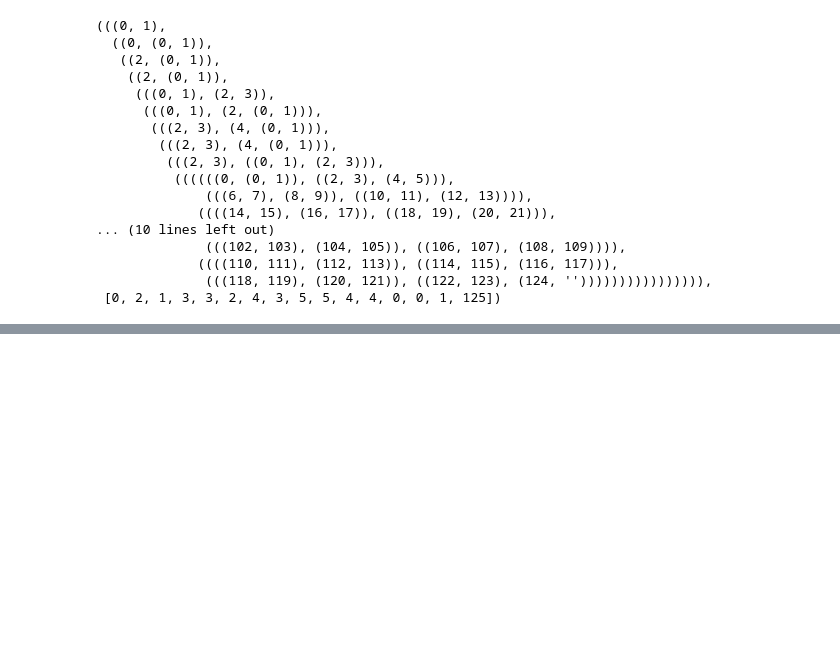
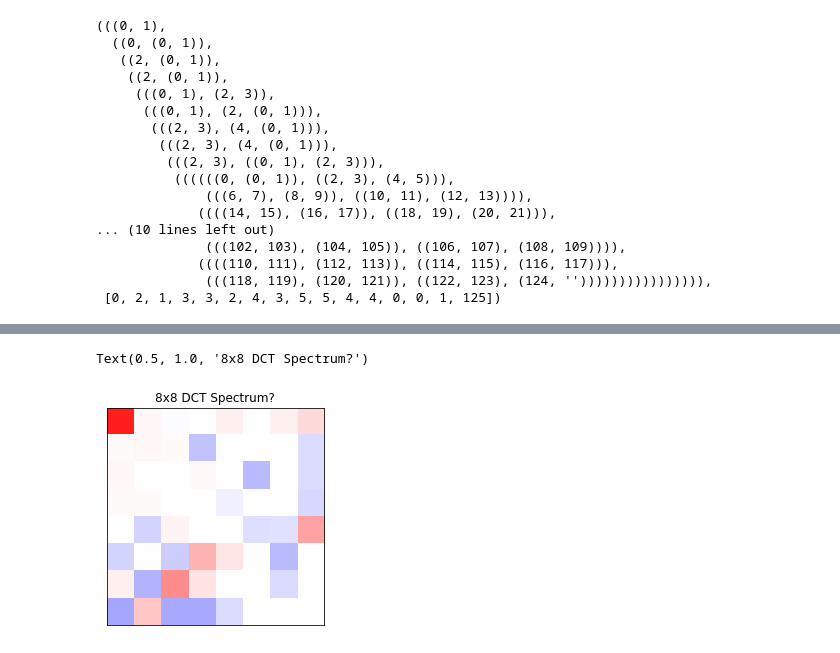
Before and after one commit to arockyu/python_beginner, a Jupyter notebook: jpeg_binary_data_analysis.ipynb, the cells around one changed output, grey strips where cells are left out. Saved outputs shown, nothing was run; the diff lists cells and outputs as text; code cells hidden in the pictures; blank space fills up the shorter version.

```diff
--- a/jpeg_binary_data_analysis.ipynb
+++ b/jpeg_binary_data_analysis.ipynb
@@ -1126,0 +1365,7 @@ def huffman_tree(Length_List,Assign_List=[0,0,0,0,0,0,0,0,0,0,0,0,0,0,0,0]):
+# %%
+zigzag=[]
+for y in range(8):
+    xlist=[]
+    for x in range(8):
+        xlist+=[dic_zigzag[(x,y)]]
+    zigzag+=[xlist]
@@ -1126,0 +1387,6 @@ def huffman_tree(Length_List,Assign_List=[0,0,0,0,0,0,0,0,0,0,0,0,0,0,0,0]):
+# %%
+zigzag_miss=[[0]*8]*8
+for y in range(8):
+    for x in range(8):
+        zigzag_miss[y][x]=dic_zigzag[(x,y)]
+zigzag_miss
@@ -1126,0 +1531,7 @@ def huffman_tree(Length_List,Assign_List=[0,0,0,0,0,0,0,0,0,0,0,0,0,0,0,0]):
+# %%
+DCT_spectrum8x8=[]
+for y in range(8):
+    xlist=[]
+    for x in range(8):
+        xlist+=[dequan[dic_zigzag[(x,y)]]]
+    DCT_spectrum8x8+=[xlist]
@@ -1126,0 +1555,3 @@ def huffman_tree(Length_List,Assign_List=[0,0,0,0,0,0,0,0,0,0,0,0,0,0,0,0]):
+# %%
+DCT_spectrum8x8np=np.array(DCT_spectrum8x8, float)/255.
+DCT_spectrum8x8np
@@ -1126,0 +1575,8 @@ def huffman_tree(Length_List,Assign_List=[0,0,0,0,0,0,0,0,0,0,0,0,0,0,0,0]):
+# %%
+imgplot = plt.imshow(DCT_spectrum8x8np,cmap="bwr",vmin=-1,vmax=1)  #jpegファイルの描画
+imgplot.axes.set_xticks([]) #x軸の目盛を削除
+imgplot.axes.set_yticks([]) #y軸の目盛を削除
+imgplot.axes.set_title("8x8 DCT Spectrum?")
+# %% [output]
+Text(0.5, 1.0, '8x8 DCT Spectrum?')
+[figure, added]
```
Also changed, not shown: parts of 54 cells of this notebook.
